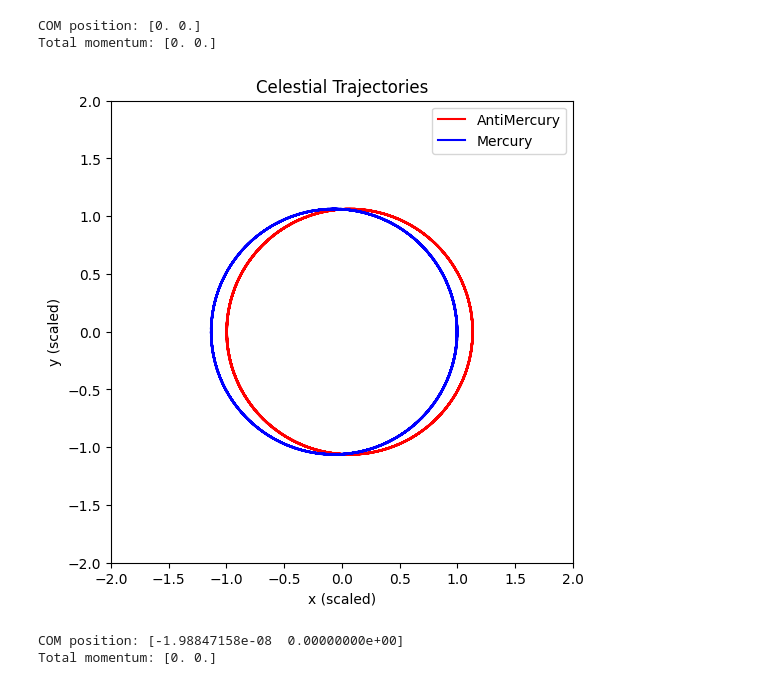
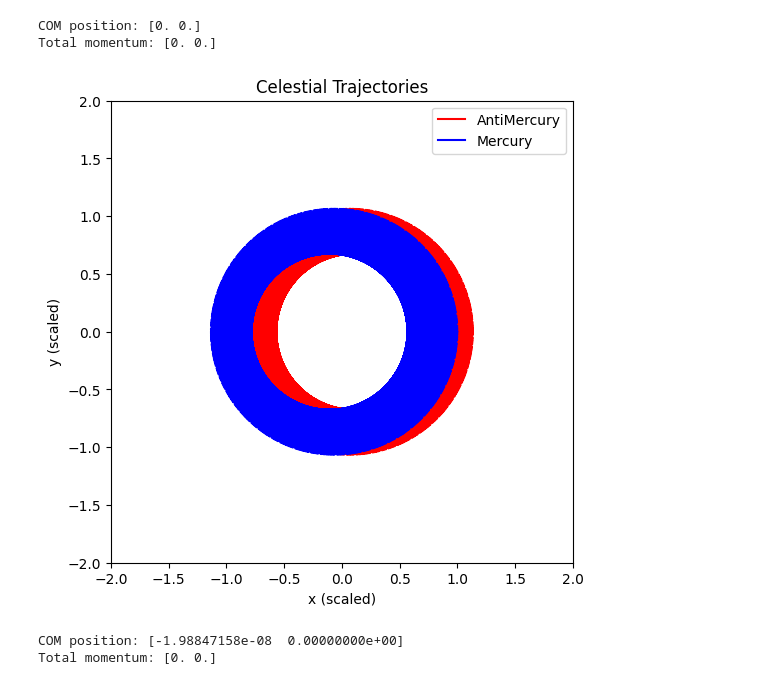
Before and after one commit to DanyBoi22/AstroRL, a Jupyter notebook: astrorl.ipynb, the cells around one changed output. Cells and saved outputs as stored; diff of their text form; code cells hidden in the pictures.

```diff
--- a/astrorl.ipynb
+++ b/astrorl.ipynb
@@ -347,6 +375,17 @@ class SymplecticEuler(IIntegrator):
         state.set_accelerations(a)
 
         return state
+
+    def step(self, masses, positions, velocities, accelerations, force_model: IForceModel, dt):
+        a_new = force_model.acceleration(positions, masses)
+        v_new = velocities + a_new * dt
+        x_new = positions + v_new * dt
+
+        positions = x_new
+        velocities = v_new
+        accelerations = a_new
+
+        return positions, velocities, accelerations
 # %% [markdown]
 ## Environement ##
 # %%
@@ -651,12 +718,14 @@ def run_simulation(force_model: IForceModel, integrator: IIntegrator, bodies, dt
 
 
     for i in range(n_steps):
-        env_state = env.step()
+        x, v, a = env.step()
+        #env_state = env.step()
         #ship.step(env_state)
 
         # record every nth step
         if (i % step == 0):
-            states.append(env_state.copy())
+            #states.append(env_state.copy() )
+            states.append({"m": env.m,"x": x,"v": v,"a": a,"t": env.t})
 
     return states
 # %%
@@ -1136,14 +1499,14 @@ COM position: [0. 0.]
 Total momentum: [0. 0.]
 # %%
 dt=1000
-n_steps=1000000
+n_steps=10000000
 # VelocityVerlet
 # SymplecticEuler
-states = run_simulation(GravityForce, SymplecticEuler, bodies, dt=dt, n_steps=n_steps, records_len=500)
-states_dicts = [state.to_dict() for state in states]
+states_dicts = run_simulation(GravityForce, SymplecticEuler, bodies, dt=dt, n_steps=n_steps, records_len=500)
+#states_dicts = [state.to_dict() for state in states]
 plot_static_trajectories(states=states_dicts, body_names=bodies[3], colors=bodies[4], xlim=(-2.0, 2.0), ylim=(-2.0, 2.0))
 # %% [output]
-[figure, old version]
+[figure, new version]
 # %%
 save_states(f"states_bisystem_euler(dt{int(dt)}st{int(n_steps/1000)}k).json", states_dicts)
 # %%
```
Also changed, not shown: parts of 11 cells of this notebook, 3 other files.
